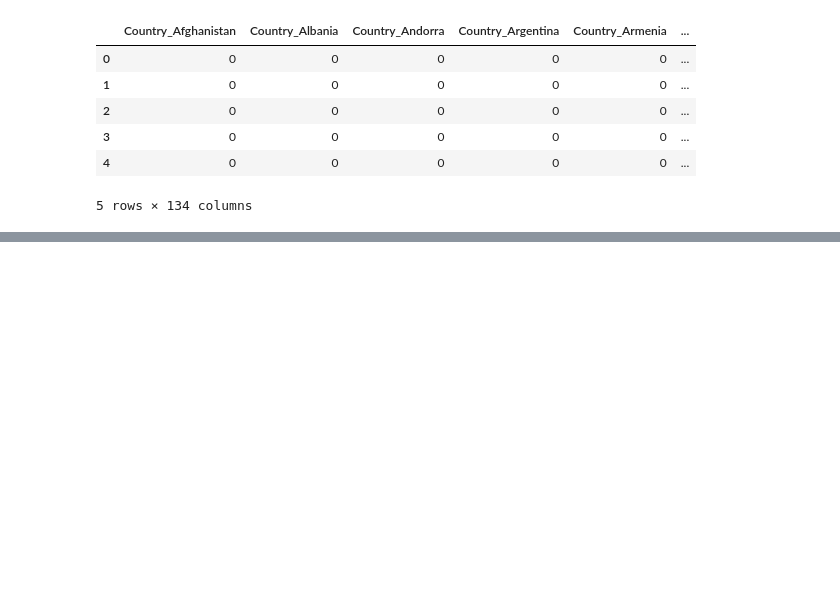
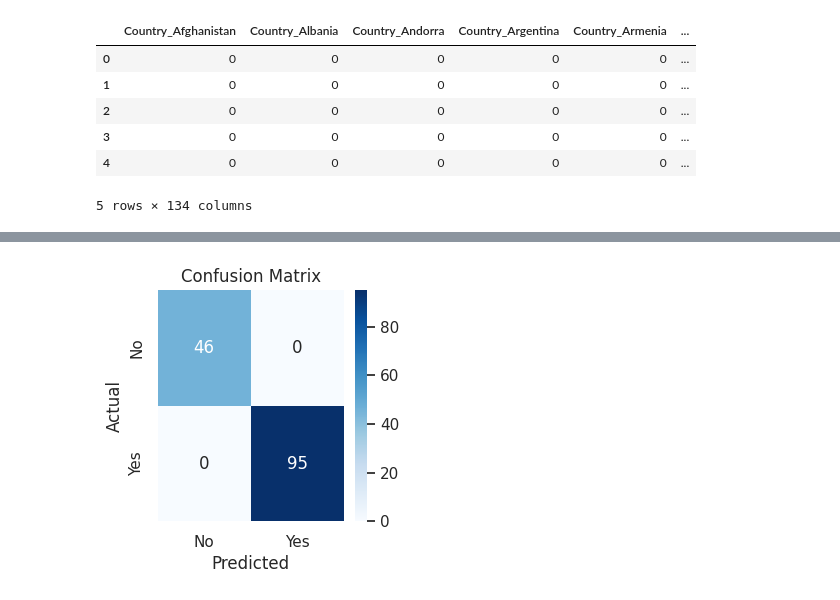
Before and after one commit to archangel2006/MachineLearning-SlitherAI, a Jupyter notebook: Student_Social_Media_Addiction.ipynb, the cells around one changed output, grey strips where cells are left out. Cells and saved outputs as stored; diff of their text form; code cells hidden in the pictures; blank space fills up the shorter version.

```diff
--- a/Student_Social_Media_Addiction.ipynb
+++ b/Student_Social_Media_Addiction.ipynb
@@ -493,0 +514,24 @@ df_final.head()
+# %%
+# Features (x) = all columns except the target.
+# Target (y) = the column we want to predict
+
+x_cls = df_final.drop(columns = ['Affects_Academic_Performance'])
+y_cls = df_final['Affects_Academic_Performance']
+# %%
+# Train-test split
+
+x_train_cls, x_test_cls, y_train_cls, y_test_cls = train_test_split(x_cls,y_cls, test_size=0.2, random_state=43)
+
+# test_size=0.2 : 20% test, 80% training. tells the train_test_split() function how much of your data should go into the test set (unseen by the model during training).
+# random_state=42 : setting a "seed" for randomness to make sure your results are repeatable every time you run the code.
+
+# If your data is large or complex, it might take more time to converge.
+# If you don’t set it, and it doesn’t converge in time, you’ll get a warning.
+# 1000 is a safe upper limit to allow more time if needed.
+# %%
+# Basic classifier model
+
+clf = LogisticRegression(max_iter=1000)
+clf.fit(x_train_cls,y_train_cls)
+
+# max_iter=1000 : Sets the maximum number of iterations the model will try during training to find the best solution (especially for models like Logistic Regression that use iterative solvers).
@@ -493,0 +540,4 @@ df_final.head()
+# %%
+# Predict
+
+y_pred_cls = clf.predict(x_test_cls)
@@ -493,0 +577,12 @@ df_final.head()
+# %%
+# Confusion Matrix Heatmap
+
+plt.figure(figsize=(3,3))
+cm = confusion_matrix(y_test_cls, y_pred_cls)
+sns.heatmap(cm, annot=True, fmt="d", cmap="Blues", xticklabels=["No", "Yes"], yticklabels=["No", "Yes"])
+plt.xlabel("Predicted")
+plt.ylabel("Actual")
+plt.title("Confusion Matrix")
+plt.show()
+# %% [output]
+[figure, added]
```
Also changed, not shown: parts of 21 cells of this notebook.
